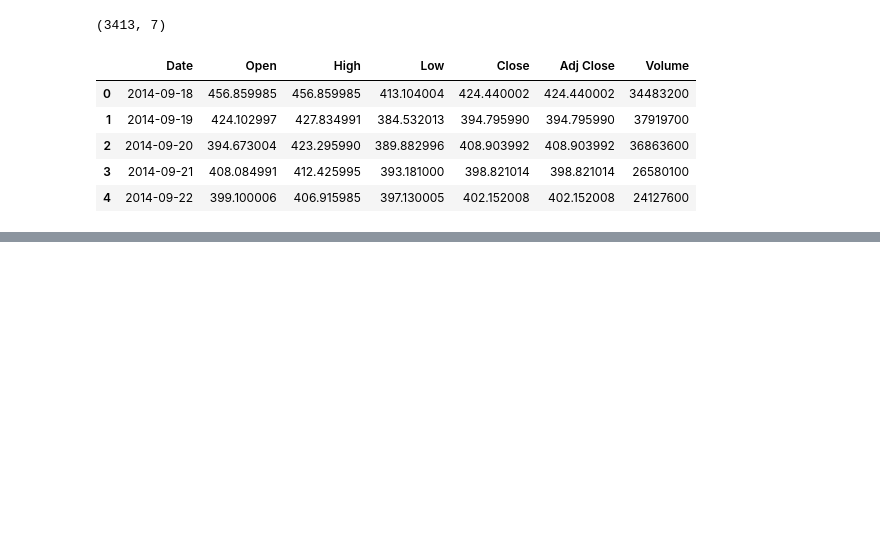
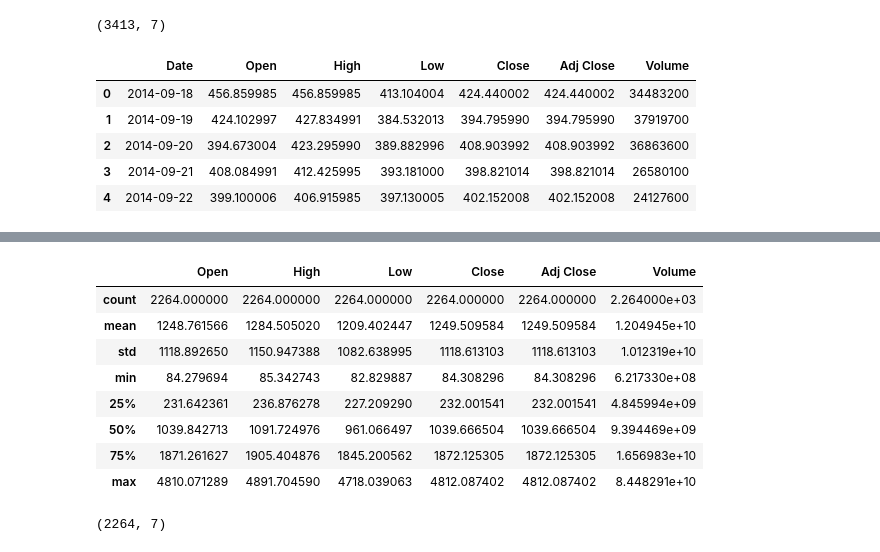
Before and after one commit to iris0614/CryptoPulse, a Jupyter notebook: notebooks/EDA.ipynb, the cells around one changed output, grey strips where cells are left out. Cells and saved outputs as stored; diff of their text form; code cells hidden in the pictures; blank space fills up the shorter version.

```diff
--- a/notebooks/EDA.ipynb
+++ b/notebooks/EDA.ipynb
@@ -52,0 +61,16 @@ memory usage: 186.8 KB
+# %%
+df_ETH.describe()
+# %% [output]
+|  | Open | High | Low | Close | Adj Close | Volume |
+| count | 2264.000000 | 2264.000000 | 2264.000000 | 2264.000000 | 2264.000000 | 2.264000e+03 |
+| mean | 1248.761566 | 1284.505020 | 1209.402447 | 1249.509584 | 1249.509584 | 1.204945e+10 |
+| std | 1118.892650 | 1150.947388 | 1082.638995 | 1118.613103 | 1118.613103 | 1.012319e+10 |
+| min | 84.279694 | 85.342743 | 82.829887 | 84.308296 | 84.308296 | 6.217330e+08 |
+| 25% | 231.642361 | 236.876278 | 227.209290 | 232.001541 | 232.001541 | 4.845994e+09 |
+| 50% | 1039.842713 | 1091.724976 | 961.066497 | 1039.666504 | 1039.666504 | 9.394469e+09 |
+| 75% | 1871.261627 | 1905.404876 | 1845.200562 | 1872.125305 | 1872.125305 | 1.656983e+10 |
+| max | 4810.071289 | 4891.704590 | 4718.039063 | 4812.087402 | 4812.087402 | 8.448291e+10 |
+# %%
+df_ETH.shape
+# %% [output]
+(2264, 7)
```
Also changed, not shown: parts of 17 cells of this notebook.
